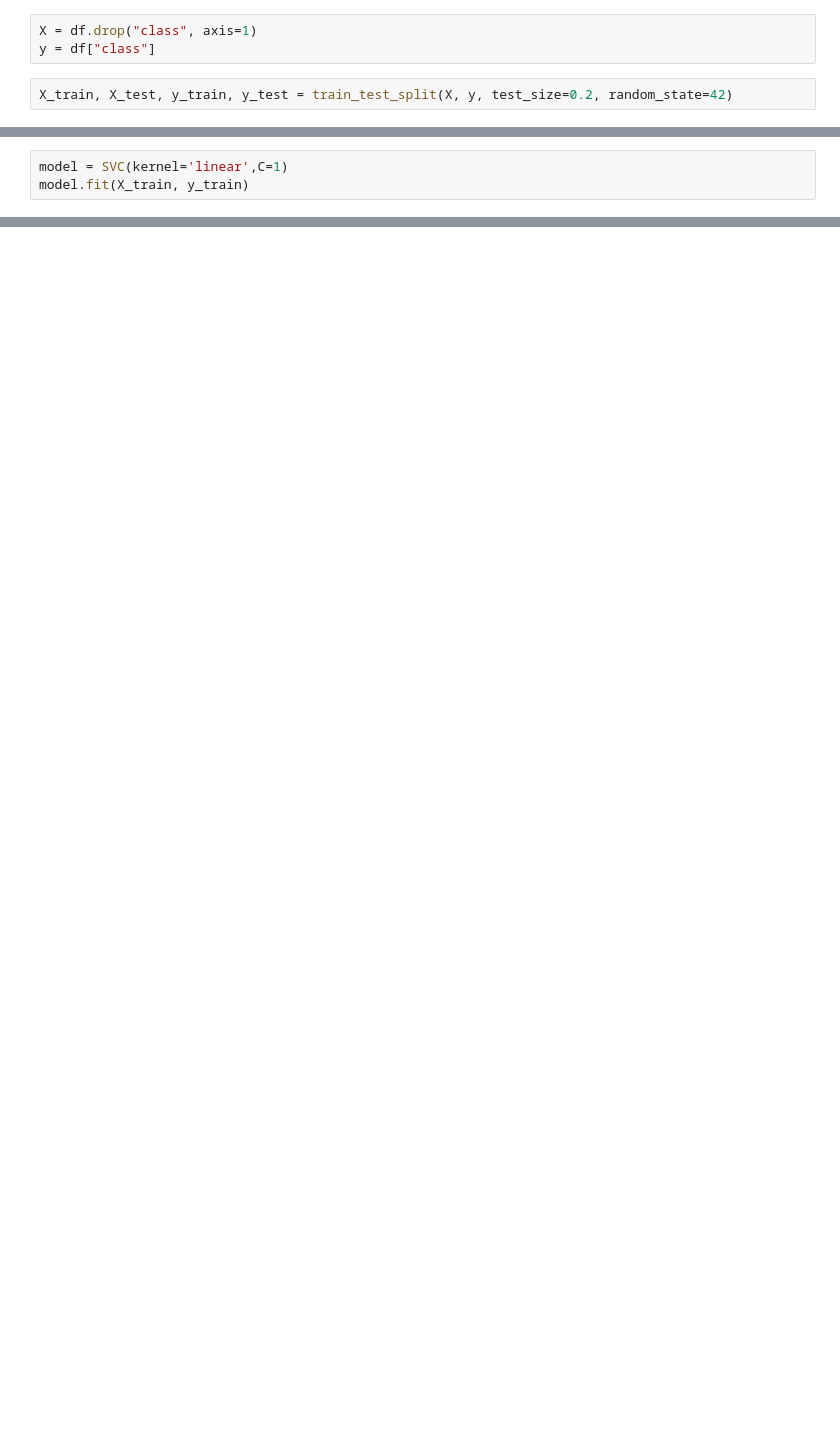
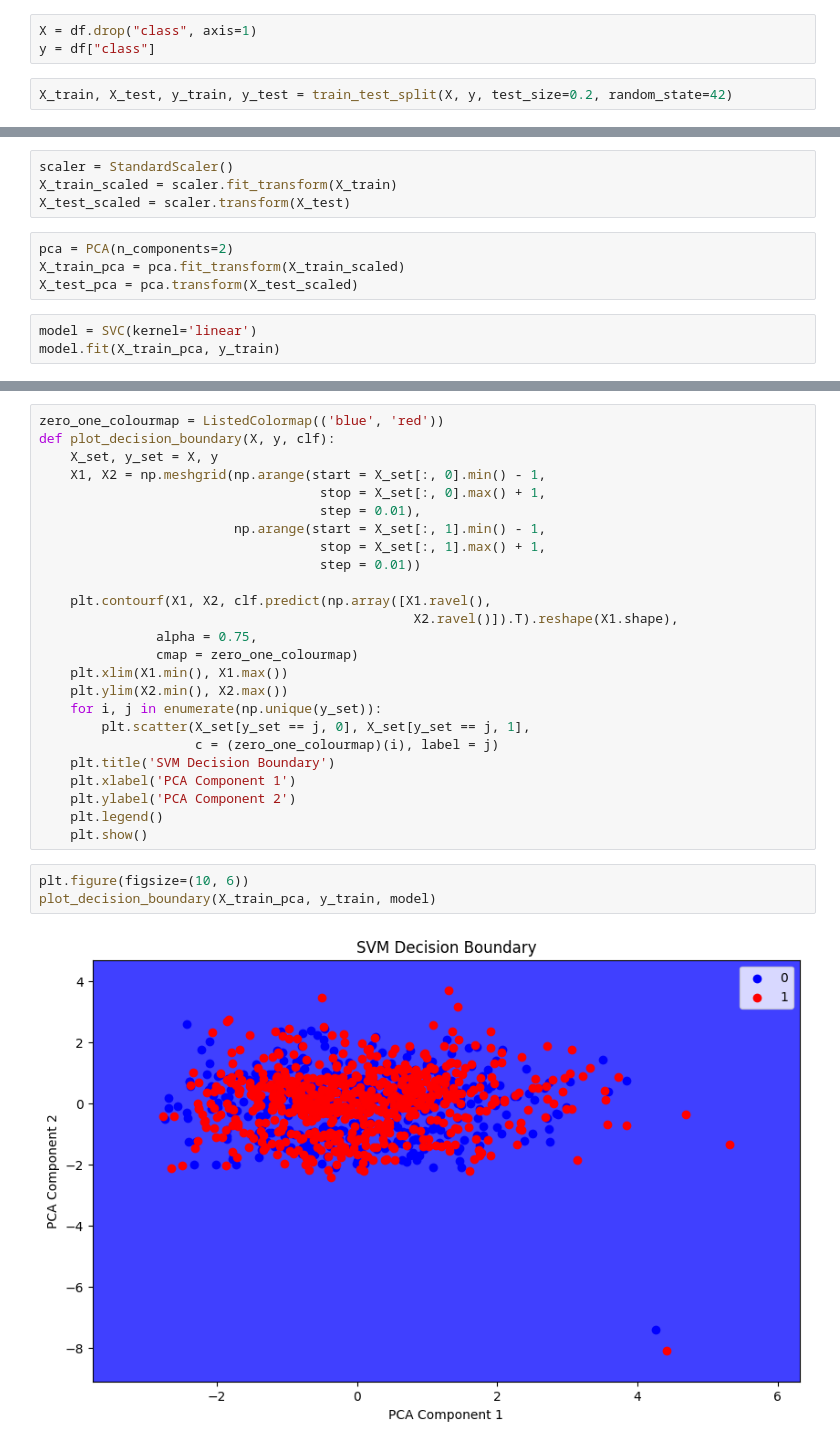
Before and after one commit to koratjay2022/bia_project, a Jupyter notebook: Heart_Attack/SVM_AND_KNN/SVM/SVM_Heart_attack.ipynb, the cells around one changed output, grey strips where cells are left out. Drawn from its saved outputs; the diff is of its cells as text; blank space fills up the shorter version.

```diff
--- a/Heart_Attack/SVM_AND_KNN/SVM/SVM_Heart_attack.ipynb
+++ b/Heart_Attack/SVM_AND_KNN/SVM/SVM_Heart_attack.ipynb
@@ -89,4 +52,12 @@ from sklearn.svm import SVC
+# %%
+scaler = StandardScaler()
+X_train_scaled = scaler.fit_transform(X_train)
+X_test_scaled = scaler.transform(X_test)
+# %%
+pca = PCA(n_components=2)
+X_train_pca = pca.fit_transform(X_train_scaled)
+X_test_pca = pca.transform(X_test_scaled)
 # %%
-model = SVC(kernel='linear',C=1)
-model.fit(X_train, y_train)
+model = SVC(kernel='linear')
+model.fit(X_train_pca, y_train)
 # %% [output]
@@ -160,0 +99,30 @@ InvalidIndexError: (slice(None, None, None), 0)
+# %%
+zero_one_colourmap = ListedColormap(('blue', 'red'))
+def plot_decision_boundary(X, y, clf):
+    X_set, y_set = X, y
+    X1, X2 = np.meshgrid(np.arange(start = X_set[:, 0].min() - 1,
+                                    stop = X_set[:, 0].max() + 1,
+                                    step = 0.01),
+                         np.arange(start = X_set[:, 1].min() - 1,
+                                    stop = X_set[:, 1].max() + 1,
+                                    step = 0.01))
+
+    plt.contourf(X1, X2, clf.predict(np.array([X1.ravel(),
+                                                X2.ravel()]).T).reshape(X1.shape),
+               alpha = 0.75,
+               cmap = zero_one_colourmap)
+    plt.xlim(X1.min(), X1.max())
+    plt.ylim(X2.min(), X2.max())
+    for i, j in enumerate(np.unique(y_set)):
+        plt.scatter(X_set[y_set == j, 0], X_set[y_set == j, 1],
+                    c = (zero_one_colourmap)(i), label = j)
+    plt.title('SVM Decision Boundary')
+    plt.xlabel('PCA Component 1')
+    plt.ylabel('PCA Component 2')
+    plt.legend()
+    plt.show()
+# %%
+plt.figure(figsize=(10, 6))
+plot_decision_boundary(X_train_pca, y_train, model)
+# %% [output]
+[figure, added]
```
Also changed, not shown: parts of 23 cells of this notebook, 3 other files.
